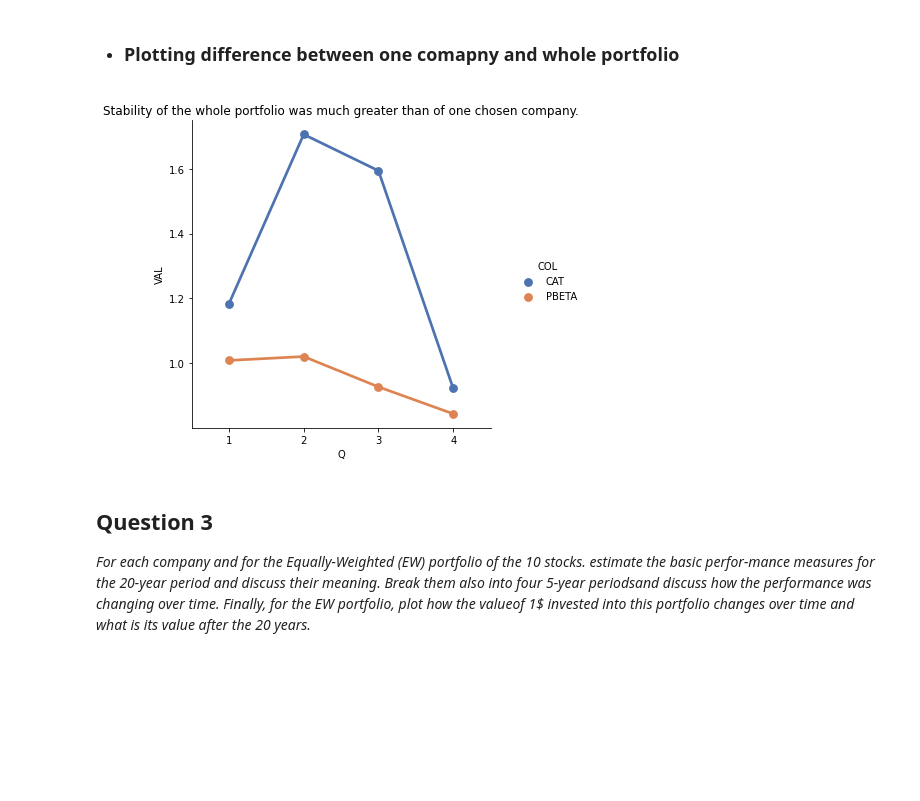
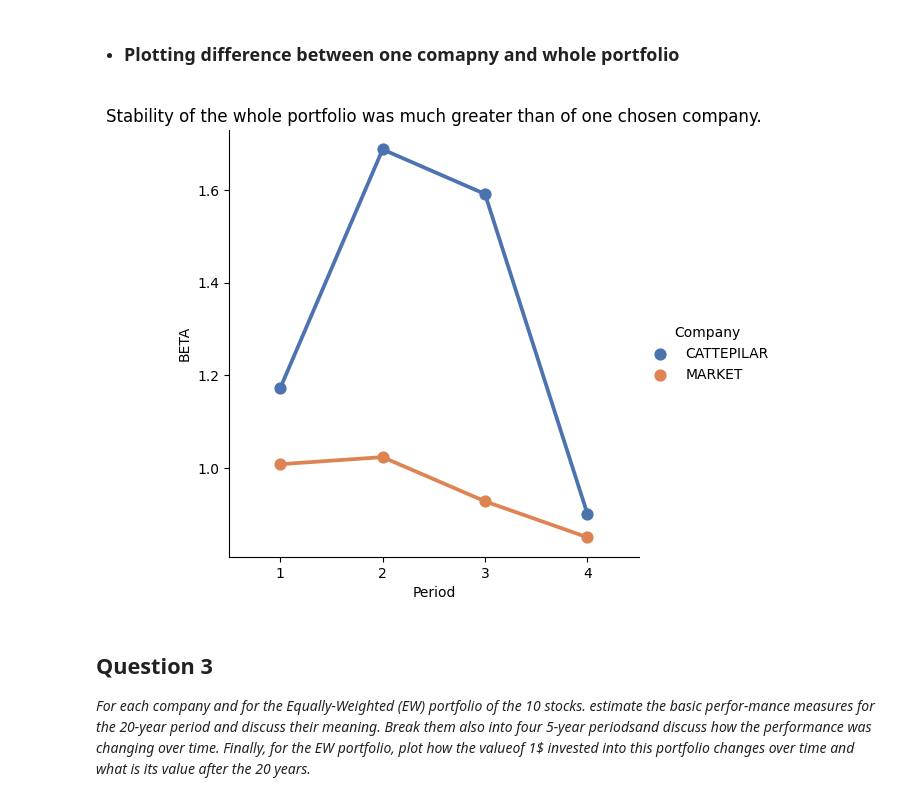
Before and after one commit to maxbranting/investment-theory, a Jupyter notebook: portfolio.ipynb, the cells around one changed output. Drawn from its saved outputs; the diff is of its cells as text; code cells hidden in the pictures; blank space fills up the shorter version.

```diff
--- a/portfolio.ipynb
+++ b/portfolio.ipynb
@@ -160,7 +160,7 @@ def reg_it(df:pd.DataFrame, cols):
     reg_results = {}
     for stock in cols:
         y = df[stock]
-        reg_model = sm.OLS(y, X).fit()
+        reg_model = sm.OLS(y, X).fit(cov_type='HC3')
         CAPM_params = {'AVG_excess_return' : y.mean(),
             "alpha" : reg_model.params[0], # In Excel it's in %, but I'd rather keep it as fraction here for further calculations
             "beta" : reg_model.params[1],
@@ -306,14 +314,14 @@ display(q4result)
 # %% [markdown]
 * ### Plotting difference between one comapny and whole portfolio
 # %%
-dfplot = {'Q':[1,2,3,4, 1,2,3,4], 'COL':['CAT','CAT','CAT','CAT', 'PBETA', 'PBETA', 'PBETA', 'PBETA'] ,'VAL':[q1result.iloc[0, 2], q2result.iloc[0, 2], q3result.iloc[0, 2], q4result.iloc[0, 2], q1result['beta'].mean(), q2result['beta'].mean(), q3result['beta'].mean(), q4result['beta'].mean()]}
+dfplot = {'Period':[1,2,3,4, 1,2,3,4], 'Company':['CATTEPILAR','CATTEPILAR','CATTEPILAR','CATTEPILAR', 'MARKET', 'MARKET', 'MARKET', 'MARKET'] ,'BETA':[q1result.iloc[0, 2], q2result.iloc[0, 2], q3result.iloc[0, 2], q4result.iloc[0, 2], q1result['beta'].mean(), q2result['beta'].mean(), q3result['beta'].mean(), q4result['beta'].mean()]}
 dfplot = pd.DataFrame(dfplot)
 
-sns.catplot(x='Q', y='VAL', hue='COL' , data=dfplot, kind='point', palette = 'deep')
+sns.catplot(x='Period', y='BETA', hue='Company' , data=dfplot, kind='point', palette = 'deep')
 plt.title('Stability of the whole portfolio was much greater than of one chosen company.')
 plt.show()
 # %% [output]
-[figure, old version]
+[figure, new version]
 # %% [markdown]
 ## Question 3
 *For each company and for the Equally-Weighted (EW) portfolio of the 10 stocks. estimate the basic perfor-mance measures for the 20-year period and discuss their meaning. Break them also into four 5-year periodsand discuss how the performance was changing over time. Finally, for the EW portfolio, plot how the valueof 1$ invested into this portfolio changes over time and what is its value after the 20 years.*
```
Also changed, not shown: parts of 15 cells of this notebook, 2 other files.
